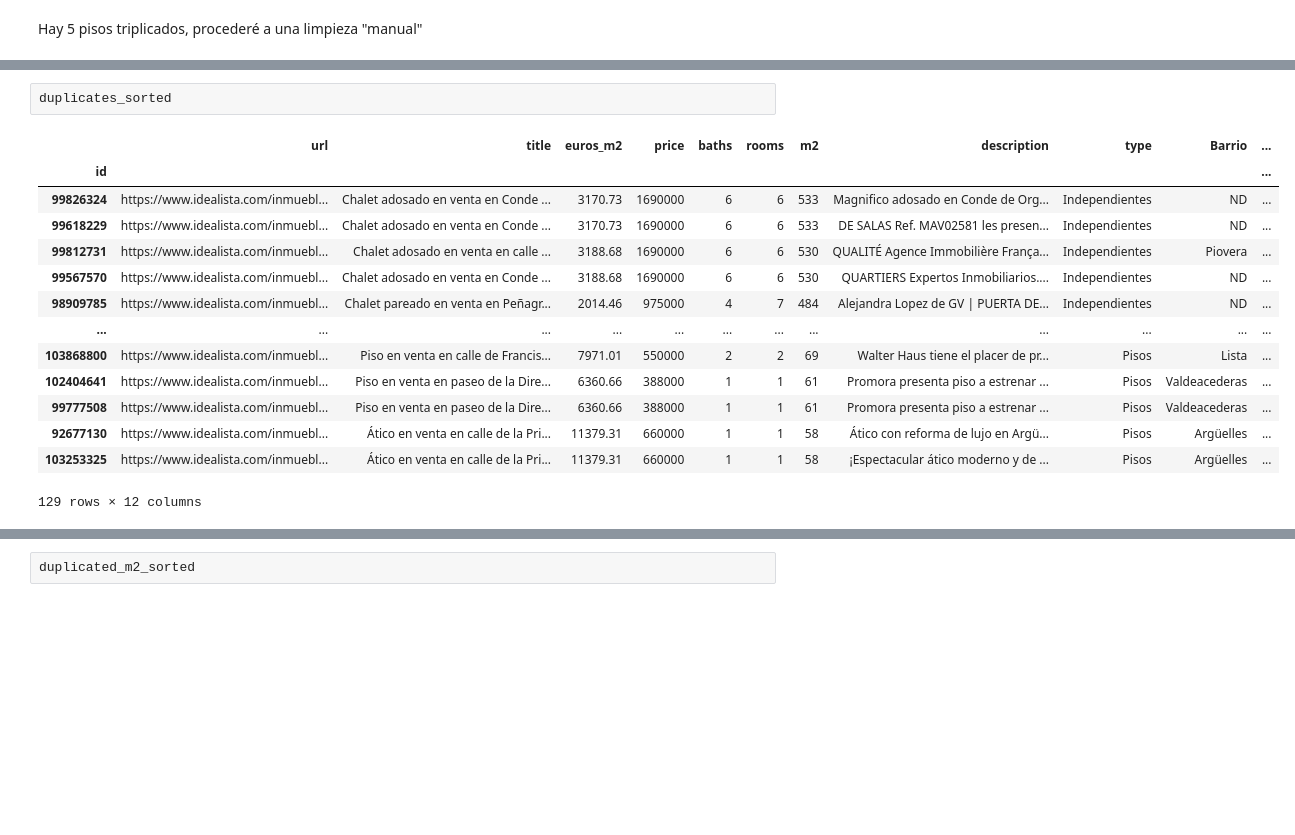
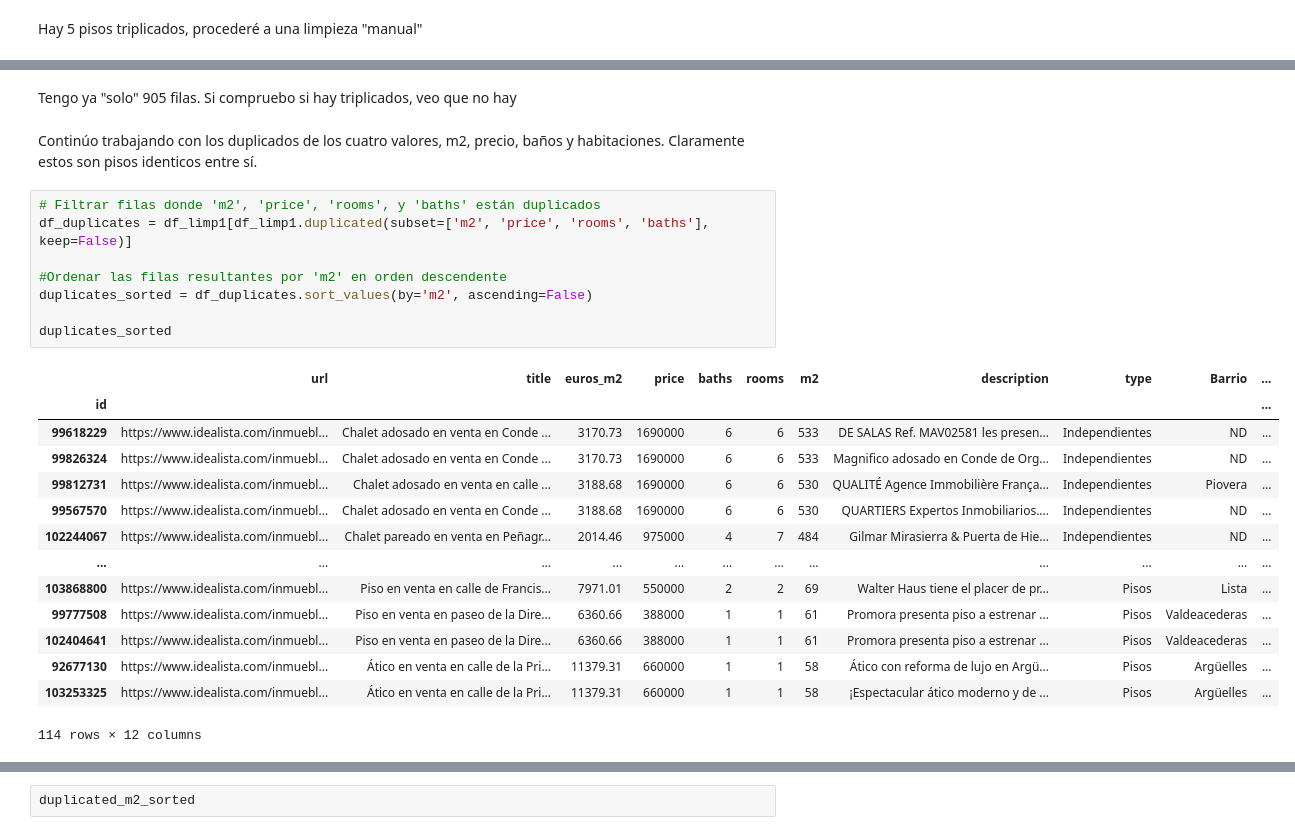
Before and after one commit to angelgvill/DS_Analisis_Datos, a Jupyter notebook: notebooks/02_Analisis_exploratorio.ipynb, the cells around one changed output, grey strips where cells are left out. Drawn from its saved outputs; the diff is of its cells as text; blank space fills up the shorter version.

```diff
--- a/notebooks/02_Analisis_exploratorio.ipynb
+++ b/notebooks/02_Analisis_exploratorio.ipynb
@@ -1084,17 +1070,27 @@ df_limp1
-# %%
-duplicates_sorted
-# %% [output]
-|  | url | title | euros_m2 | price | baths | rooms | m2 | description | type | Barrio | ... |
-| id |  |  |  |  |  |  |  |  |  |  | ... |
-| 99826324 | https://www.idealista.com/inmuebl... | Chalet adosado en venta en Conde ... | 3170.73 | 1690000 | 6 | 6 | 533 | Magnifico adosado en Conde de Org... | Independientes | ND | ... |
-| 99618229 | https://www.idealista.com/inmuebl... | Chalet adosado en venta en Conde ... | 3170.73 | 1690000 | 6 | 6 | 533 | DE SALAS Ref. MAV02581 les presen... | Independientes | ND | ... |
-| 99812731 | https://www.idealista.com/inmuebl... | Chalet adosado en venta en calle ... | 3188.68 | 1690000 | 6 | 6 | 530 | QUALITÉ Agence Immobilière França... | Independientes | Piovera | ... |
-| 99567570 | https://www.idealista.com/inmuebl... | Chalet adosado en venta en Conde ... | 3188.68 | 1690000 | 6 | 6 | 530 | QUARTIERS Expertos Inmobiliarios.... | Independientes | ND | ... |
-| 98909785 | https://www.idealista.com/inmuebl... | Chalet pareado en venta en Peñagr... | 2014.46 | 975000 | 4 | 7 | 484 | Alejandra Lopez de GV | PUERTA DE... | Independientes | ND | ... |
-| ... | ... | ... | ... | ... | ... | ... | ... | ... | ... | ... | ... |
-| 103868800 | https://www.idealista.com/inmuebl... | Piso en venta en calle de Francis... | 7971.01 | 550000 | 2 | 2 | 69 | Walter Haus tiene el placer de pr... | Pisos | Lista | ... |
-| 102404641 | https://www.idealista.com/inmuebl... | Piso en venta en paseo de la Dire... | 6360.66 | 388000 | 1 | 1 | 61 | Promora presenta piso a estrenar ... | Pisos | Valdeacederas | ... |
-| 99777508 | https://www.idealista.com/inmuebl... | Piso en venta en paseo de la Dire... | 6360.66 | 388000 | 1 | 1 | 61 | Promora presenta piso a estrenar ... | Pisos | Valdeacederas | ... |
-| 92677130 | https://www.idealista.com/inmuebl... | Ático en venta en calle de la Pri... | 11379.31 | 660000 | 1 | 1 | 58 | Ático con reforma de lujo en Argü... | Pisos | Argüelles | ... |
-| 103253325 | https://www.idealista.com/inmuebl... | Ático en venta en calle de la Pri... | 11379.31 | 660000 | 1 | 1 | 58 | ¡Espectacular ático moderno y de ... | Pisos | Argüelles | ... |
-129 rows × 12 columns
+# %% [markdown]
+Tengo ya "solo" 905 filas. Si compruebo si hay triplicados, veo que no hay
+# %% [markdown]
+Continúo trabajando con los duplicados de los cuatro valores, m2, precio, baños y habitaciones. Claramente estos son pisos identicos entre sí.
+# %%
+# Filtrar filas donde 'm2', 'price', 'rooms', y 'baths' están duplicados
+df_duplicates = df_limp1[df_limp1.duplicated(subset=['m2', 'price', 'rooms', 'baths'], keep=False)]
+
+#Ordenar las filas resultantes por 'm2' en orden descendente
+duplicates_sorted = df_duplicates.sort_values(by='m2', ascending=False)
+
+duplicates_sorted
+# %% [output]
+|  | url | title | euros_m2 | price | baths | rooms | m2 | description | type | Barrio | ... |
+| id |  |  |  |  |  |  |  |  |  |  | ... |
+| 99618229 | https://www.idealista.com/inmuebl... | Chalet adosado en venta en Conde ... | 3170.73 | 1690000 | 6 | 6 | 533 | DE SALAS Ref. MAV02581 les presen... | Independientes | ND | ... |
+| 99826324 | https://www.idealista.com/inmuebl... | Chalet adosado en venta en Conde ... | 3170.73 | 1690000 | 6 | 6 | 533 | Magnifico adosado en Conde de Org... | Independientes | ND | ... |
+| 99812731 | https://www.idealista.com/inmuebl... | Chalet adosado en venta en calle ... | 3188.68 | 1690000 | 6 | 6 | 530 | QUALITÉ Agence Immobilière França... | Independientes | Piovera | ... |
+| 99567570 | https://www.idealista.com/inmuebl... | Chalet adosado en venta en Conde ... | 3188.68 | 1690000 | 6 | 6 | 530 | QUARTIERS Expertos Inmobiliarios.... | Independientes | ND | ... |
+| 102244067 | https://www.idealista.com/inmuebl... | Chalet pareado en venta en Peñagr... | 2014.46 | 975000 | 4 | 7 | 484 | Gilmar Mirasierra & Puerta de Hie... | Independientes | ND | ... |
+| ... | ... | ... | ... | ... | ... | ... | ... | ... | ... | ... | ... |
+| 103868800 | https://www.idealista.com/inmuebl... | Piso en venta en calle de Francis... | 7971.01 | 550000 | 2 | 2 | 69 | Walter Haus tiene el placer de pr... | Pisos | Lista | ... |
+| 99777508 | https://www.idealista.com/inmuebl... | Piso en venta en paseo de la Dire... | 6360.66 | 388000 | 1 | 1 | 61 | Promora presenta piso a estrenar ... | Pisos | Valdeacederas | ... |
+| 102404641 | https://www.idealista.com/inmuebl... | Piso en venta en paseo de la Dire... | 6360.66 | 388000 | 1 | 1 | 61 | Promora presenta piso a estrenar ... | Pisos | Valdeacederas | ... |
+| 92677130 | https://www.idealista.com/inmuebl... | Ático en venta en calle de la Pri... | 11379.31 | 660000 | 1 | 1 | 58 | Ático con reforma de lujo en Argü... | Pisos | Argüelles | ... |
+| 103253325 | https://www.idealista.com/inmuebl... | Ático en venta en calle de la Pri... | 11379.31 | 660000 | 1 | 1 | 58 | ¡Espectacular ático moderno y de ... | Pisos | Argüelles | ... |
+114 rows × 12 columns
```
Also changed, not shown: parts of 6 cells of this notebook, 1 other file.
